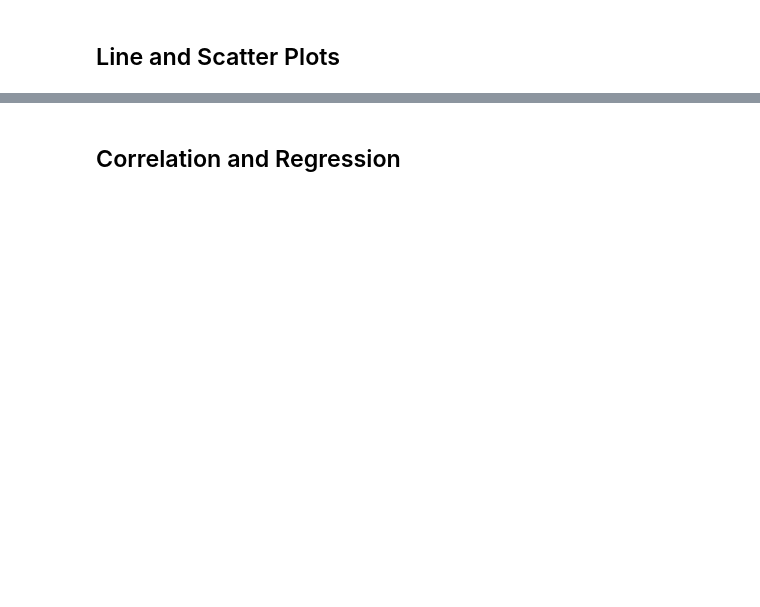
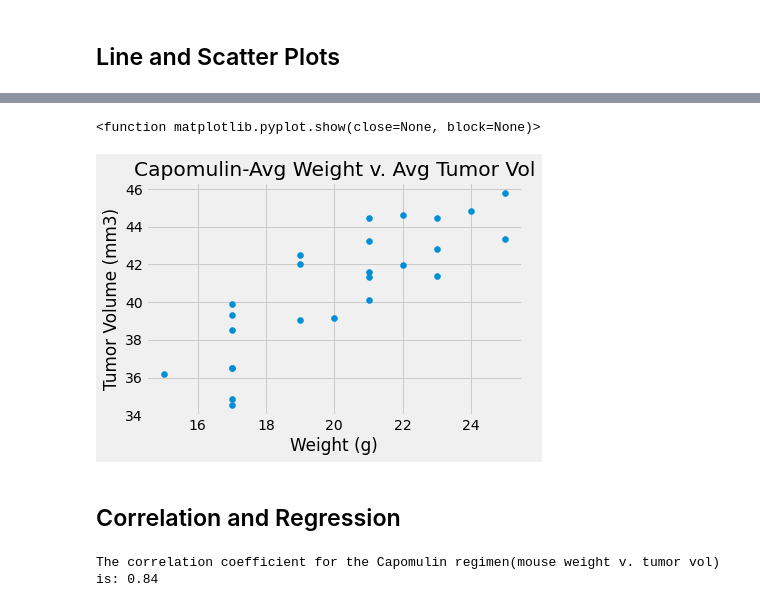
Before and after one commit to CBPher24/MatPlotLib_Challenge, a Jupyter notebook: Pymaceuticals/pymaceuticals_starter.ipynb, the cells around one changed output, grey strips where cells are left out. Drawn from its saved outputs; the diff is of its cells as text; code cells hidden in the pictures; blank space fills up the shorter version.

```diff
--- a/Pymaceuticals/pymaceuticals_starter.ipynb
+++ b/Pymaceuticals/pymaceuticals_starter.ipynb
@@ -298,4 +348,15 @@ Ceftamin Data Set
 # %%
 # Generate a scatter plot of average tumor volume vs. mouse weight for the Capomulin regimen
+capo_avg = capo.groupby("Mouse ID").mean()
+plt.scatter(capo_avg["Weight (g)"],capo_avg["Tumor Volume (mm3)"])
+
+plt.xlabel("Weight (g)")
+plt.ylabel("Tumor Volume (mm3)")
+plt.title("Capomulin-Avg Weight v. Avg Tumor Vol")
+
+plt.show
+# %% [output]
+<function matplotlib.pyplot.show(close=None, block=None)>
+[figure, added]
 # %% [markdown]
 ## Correlation and Regression
@@ -304,0 +363,10 @@ Ceftamin Data Set
+# %%
+# Calculate the correlation coefficient and linear regression model
+# for mouse weight and average tumor volume for the Capomulin regimen
+capo_cc = st.pearsonr(capo_avg["Weight (g)"],capo_avg["Tumor Volume (mm3)"])[0]
+print(f"The correlation coefficient for the Capomulin regimen(mouse weight v. tumor vol) is: {round(capo_cc, 2)}")
+#Linear Regression Calcs
+cwt_slope, cwt_int, cwt_r, cwt_p, cwt_std_err = st.linregress(capo_avg["Weight (g)"],capo_avg["Tumor Volume (mm3)"])
+cwt_line = cwt_slope * capo_avg["Weight (g)"] + cwt_int
+# %% [output]
+The correlation coefficient for the Capomulin regimen(mouse weight v. tumor vol) is: 0.84
```
Also changed, not shown: parts of 8 cells of this notebook.
